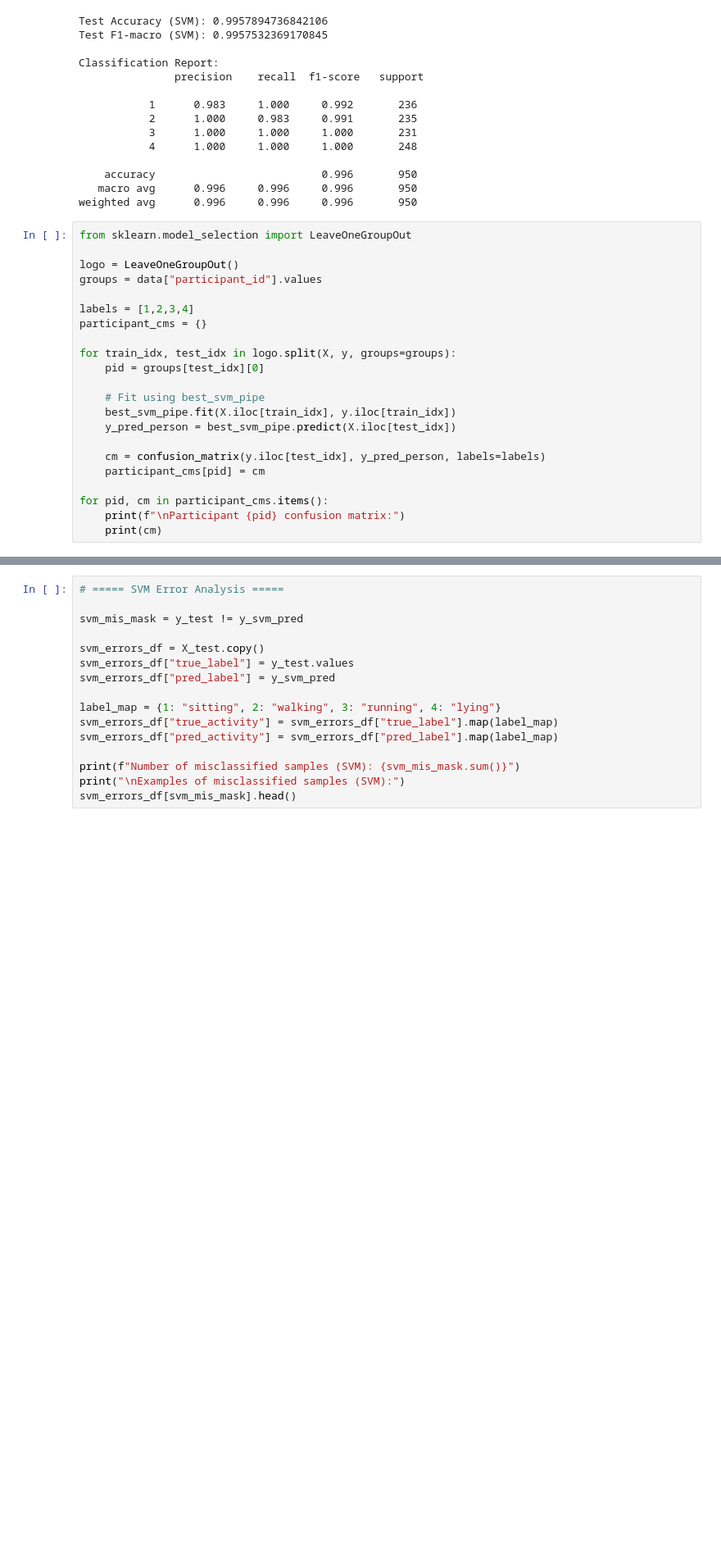
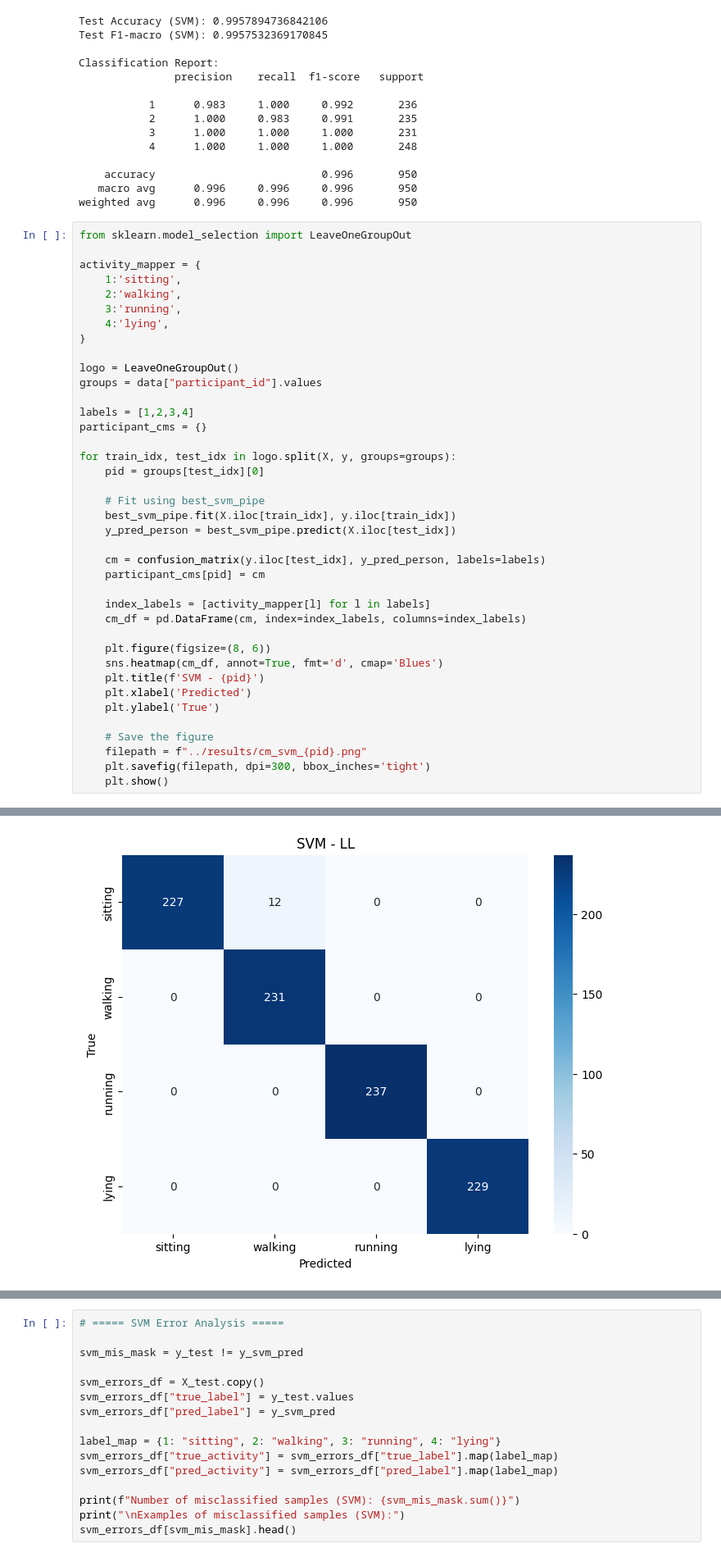
Before and after one commit to COEN498-691-PROJECT/ML_project, a Jupyter notebook: models/notebooks/SVM.final.ipynb, the cells around one changed output, grey strips where cells are left out. Shown at 82% size. Saved outputs shown, nothing was run; the diff lists cells and outputs as text; blank space fills up the shorter version.

```diff
--- a/models/notebooks/SVM.final.ipynb
+++ b/models/notebooks/SVM.final.ipynb
@@ -266,6 +265,13 @@ Classification Report:
 weighted avg      0.996     0.996     0.996       950
 # %%
 from sklearn.model_selection import LeaveOneGroupOut
+
+activity_mapper = {
+    1:'sitting',
+    2:'walking',
+    3:'running',
+    4:'lying',
+}
 
 logo = LeaveOneGroupOut()
 groups = data["participant_id"].values
@@ -283,7 +289,17 @@ for train_idx, test_idx in logo.split(X, y, groups=groups):
     cm = confusion_matrix(y.iloc[test_idx], y_pred_person, labels=labels)
     participant_cms[pid] = cm
 
-for pid, cm in participant_cms.items():
-    print(f"\nParticipant {pid} confusion matrix:")
-    print(cm)
+    index_labels = [activity_mapper[l] for l in labels]
+    cm_df = pd.DataFrame(cm, index=index_labels, columns=index_labels)
+
+    plt.figure(figsize=(8, 6))
+    sns.heatmap(cm_df, annot=True, fmt='d', cmap='Blues')
+    plt.title(f'SVM - {pid}')
+    plt.xlabel('Predicted')
+    plt.ylabel('True')
+
+    # Save the figure
+    filepath = f"../results/cm_svm_{pid}.png"
+    plt.savefig(filepath, dpi=300, bbox_inches='tight')
+    plt.show()
 # %% [output]
@@ -306,0 +306 @@ Participant VV confusion matrix:
+[figure, added]
```
Also changed, not shown: parts of 2 cells of this notebook, 6 other files.
